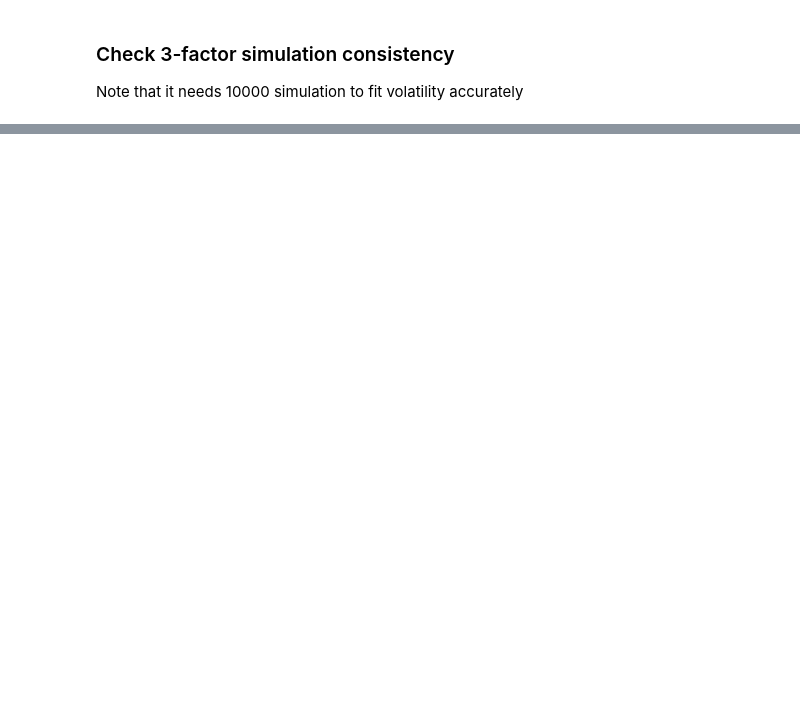
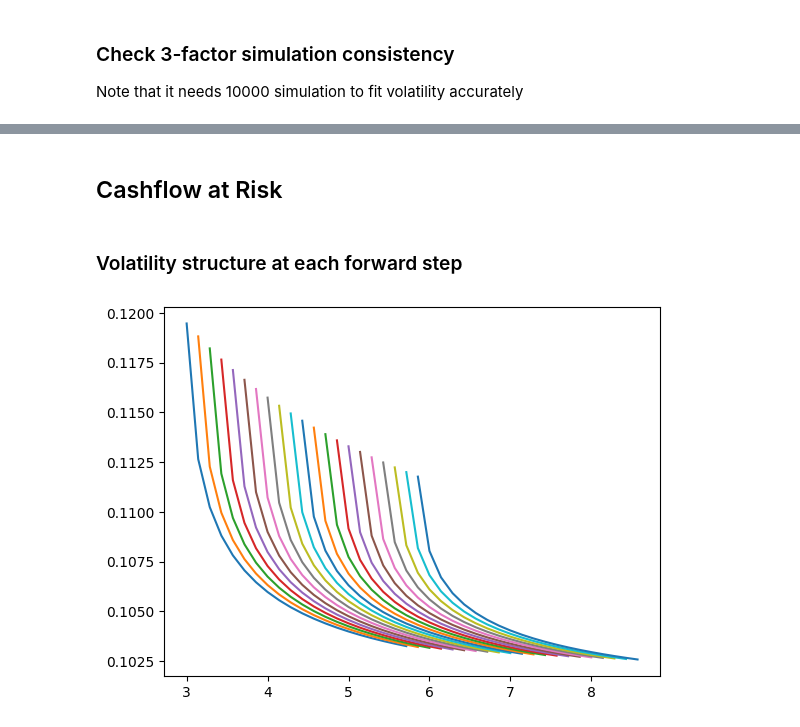
Before and after one commit to bmyksvoll/curves, a Jupyter notebook: bsr_simulation.ipynb, the cells around one changed output, grey strips where cells are left out. Drawn from its saved outputs; the diff is of its cells as text; code cells hidden in the pictures; blank space fills up the shorter version.

Commit message:
Started implementation of cashflow at Risk

```diff
--- a/bsr_simulation.ipynb
+++ b/bsr_simulation.ipynb
@@ -214,0 +217,21 @@ plt.plot(times_tau, vol_tau)
+# %% [markdown]
+## Cashflow at Risk
+# %% [markdown]
+### Volatility structure at each forward step
+# %%
+#sigma_brs (t, tau, T, a,b,c)
+dt = 1/7
+T = 3
+
+b = 2/3/10
+a = 0.2*b
+c = 0.1
+
+initial_times = np.arange(0, T, dt)   # Time steps
+
+for i, t in enumerate(times):
+    step_times = initial_times + t
+    sigma = bsr_volatility.sigma_brs(0, t+dt, step_times, a,b,c)
+    plt.plot(step_times, sigma)
+# %% [output]
+[figure, added]
```
Also changed, not shown: parts of 4 cells of this notebook, 4 other files.
